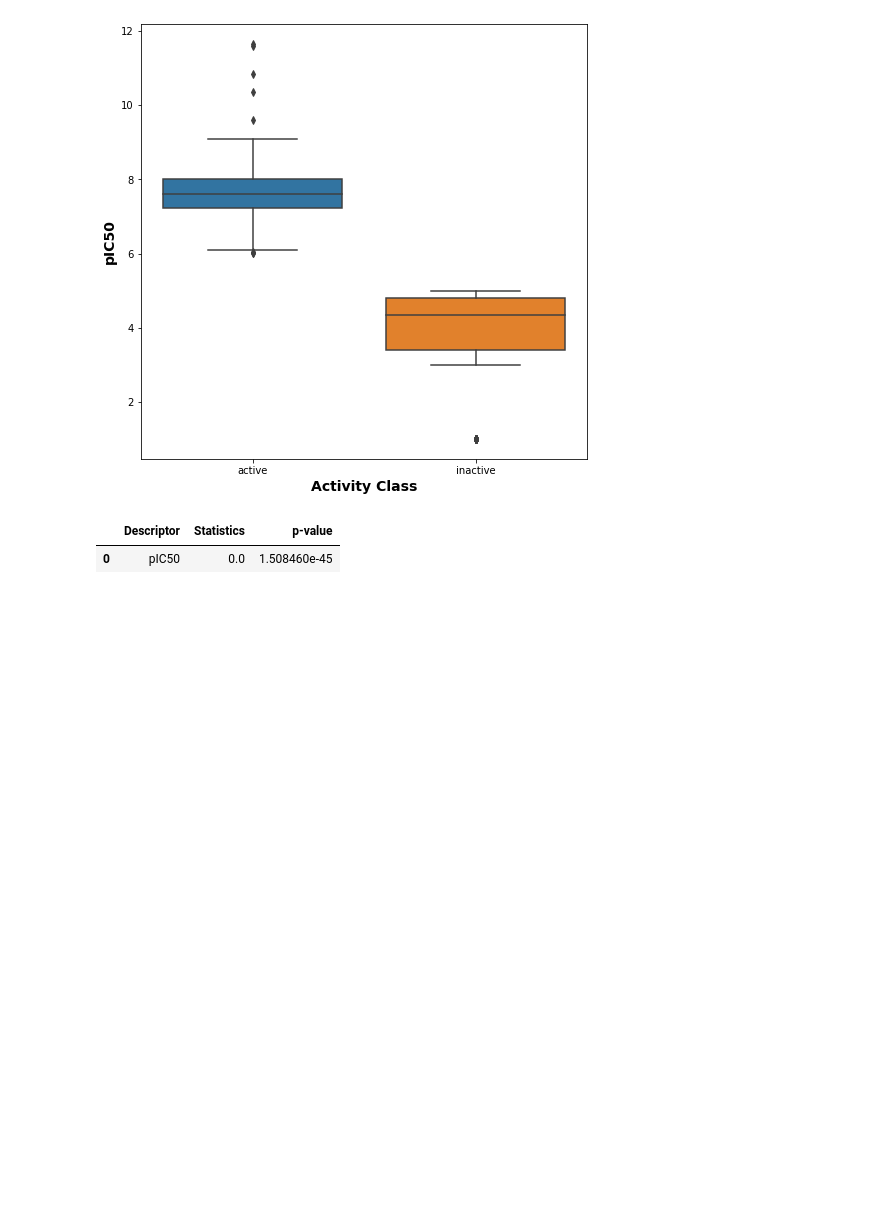
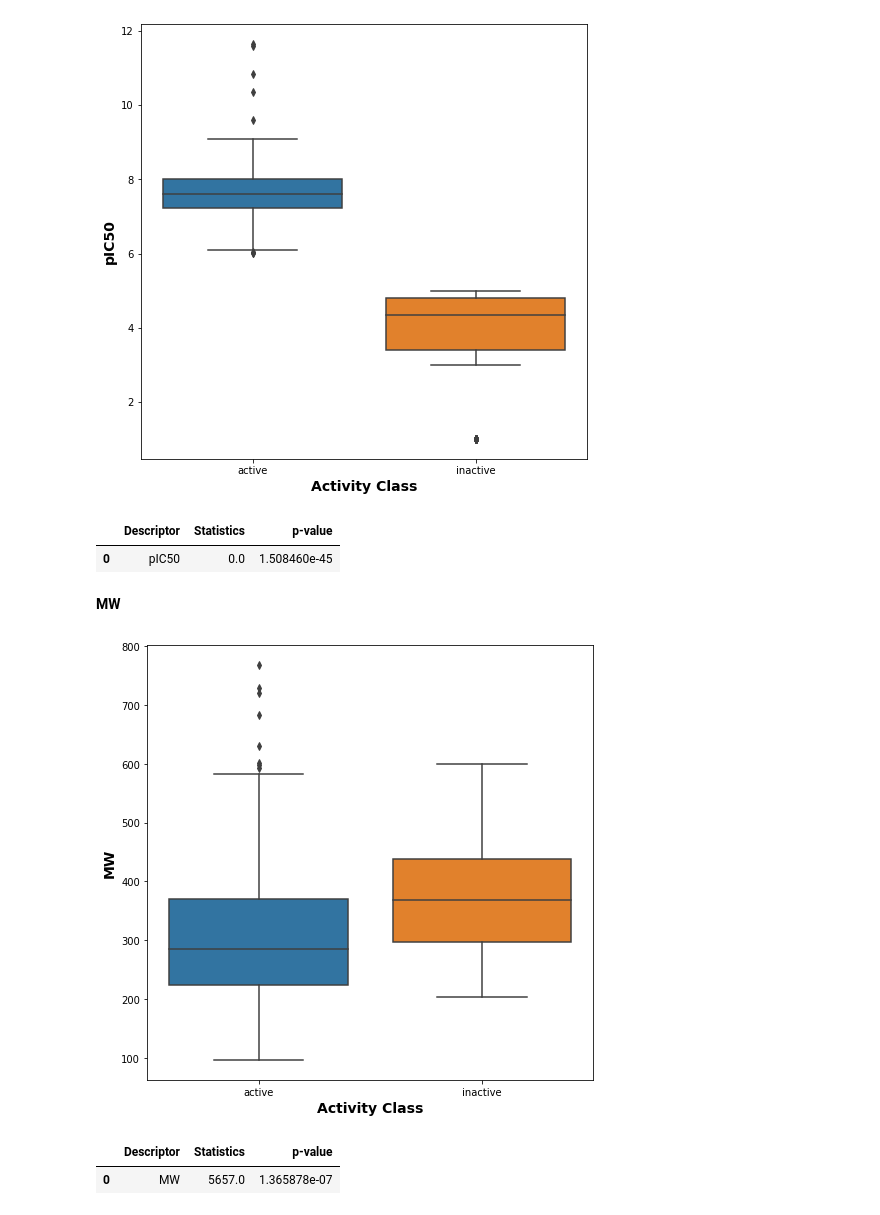
Before and after one commit to mehdimerbah/CompDrugDiscovery, a Jupyter notebook: EDA_Normalization.ipynb, the cells around one changed output. Cells and saved outputs as stored; diff of their text form; code cells hidden in the pictures; blank space fills up the shorter version.

Commit message:
Added boxplots and Mannwhitney for Descriptors

```diff
--- a/EDA_Normalization.ipynb
+++ b/EDA_Normalization.ipynb
@@ -296,3 +303,14 @@ run_mannwhitney('pIC50')
 # %% [output]
 |  | Descriptor | Statistics | p-value |
 | 0 | pIC50 | 0.0 | 1.508460e-45 |
+# %% [markdown]
+**MW**
+# %%
+get_boxplot('MW')
+# %% [output]
+[figure, added]
+# %%
+run_mannwhitney('MW')
+# %% [output]
+|  | Descriptor | Statistics | p-value |
+| 0 | MW | 5657.0 | 1.365878e-07 |
```
Also changed, not shown: parts of 11 cells of this notebook.
